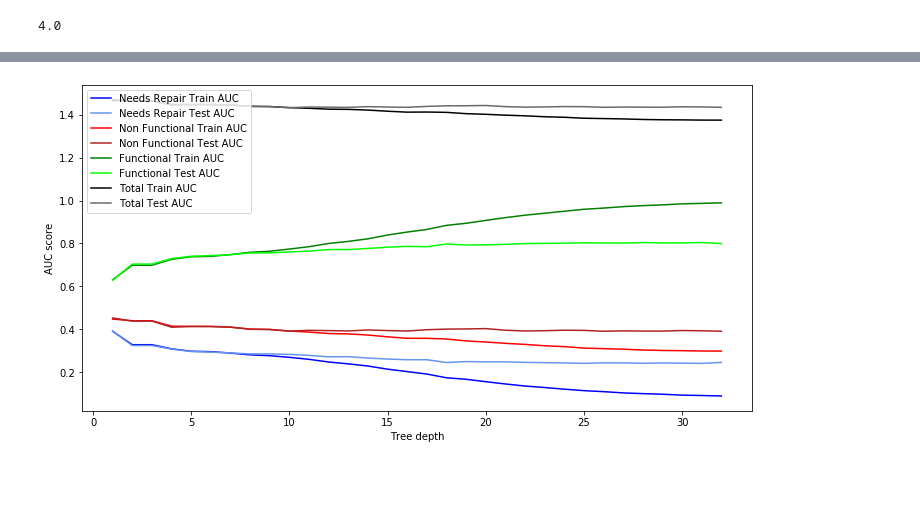
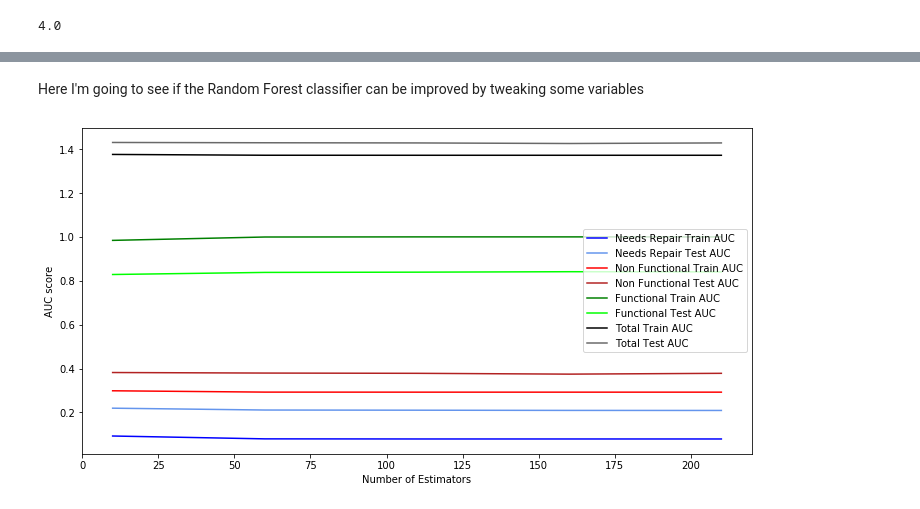
Before and after one commit to aradaha/dsc-mod-3-project-v2-1-onl01-dtsc-ft-052620, a Jupyter notebook: Modeling.ipynb, the cells around one changed output, grey strips where cells are left out. Drawn from its saved outputs; the diff is of its cells as text; code cells hidden in the pictures; blank space fills up the shorter version.

```diff
--- a/Modeling.ipynb
+++ b/Modeling.ipynb
@@ -117,9 +227,11 @@ w0 = x0train, x0test, y0train, y0test
 w1 = x1train, x1test, y1train, y1test
 w2 = x2train, x2test, y2train, y2test
 w3 = w0, w1, w2
+# %% [markdown]
+Here I'm going to see if the Random Forest classifier can be improved by tweaking some variables
 # %%
-def findauc(w):
-    max_depths = np.linspace(1, 32, 32, endpoint=True)
+def estauc(w):
+    n_estimators = np.linspace(10, 210, 5, endpoint=True, dtype='int')
     train_results0 = []
     train_results1 = []
     train_results2 = []
@@ -128,8 +240,8 @@ def findauc(w):
     test_results1 = []
     test_results2 = []
     test_results3 = []
-    for max_depth in max_depths:
-        dt = DecisionTreeClassifier(criterion='entropy', max_depth=max_depth, random_state=8)
+    for n_estimator in n_estimators:
+        dt = RandomForestClassifier(n_estimators=n_estimator, random_state=8)
         dt.fit(w[0][0], w[0][2])
         dt.fit(w[1][0], w[1][2])
         dt.fit(w[2][0], w[2][2])
@@ -162,19 +274,19 @@ def findauc(w):
         test_results2.append(roc_auc2)
         test_results3.append(roc_auc0 + roc_auc1 + roc_auc2)
     plt.figure(figsize=(12,6))
-    plt.plot(max_depths, train_results0, 'b', label='Needs Repair Train AUC')
-    plt.plot(max_depths, test_results0, 'cornflowerblue', label='Needs Repair Test AUC')
-    plt.plot(max_depths, train_results1, 'r', label='Non Functional Train AUC')
-    plt.plot(max_depths, test_results1, 'firebrick', label='Non Functional Test AUC')
-    plt.plot(max_depths, train_results2, 'g', label='Functional Train AUC')
-    plt.plot(max_depths, test_results2, 'lime', label='Functional Test AUC')
-    plt.plot(max_depths, train_results3, 'black', label='Total Train AUC')
-    plt.plot(max_depths, test_results3, 'dimgray', label='Total Test AUC')
+    plt.plot(n_estimators, train_results0, 'b', label='Needs Repair Train AUC')
+    plt.plot(n_estimators, test_results0, 'cornflowerblue', label='Needs Repair Test AUC')
+    plt.plot(n_estimators, train_results1, 'r', label='Non Functional Train AUC')
+    plt.plot(n_estimators, test_results1, 'firebrick', label='Non Functional Test AUC')
+    plt.plot(n_estimators, train_results2, 'g', label='Functional Train AUC')
+    plt.plot(n_estimators, test_results2, 'lime', label='Functional Test AUC')
+    plt.plot(n_estimators, train_results3, 'black', label='Total Train AUC')
+    plt.plot(n_estimators, test_results3, 'dimgray', label='Total Test AUC')
     plt.ylabel('AUC score')
-    plt.xlabel('Tree depth')
+    plt.xlabel('Number of Estimators')
     plt.legend()
     plt.show()
 # %%
-findauc(w3)
+estauc(w3)
 # %% [output]
-[figure, old version]
+[figure, new version]
```
Also changed, not shown: parts of 45 cells of this notebook.
